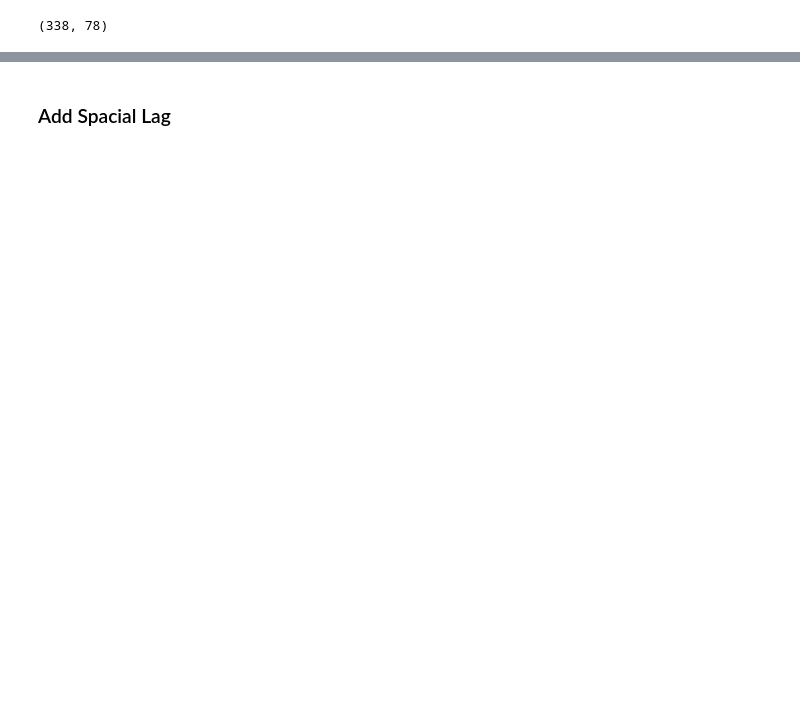
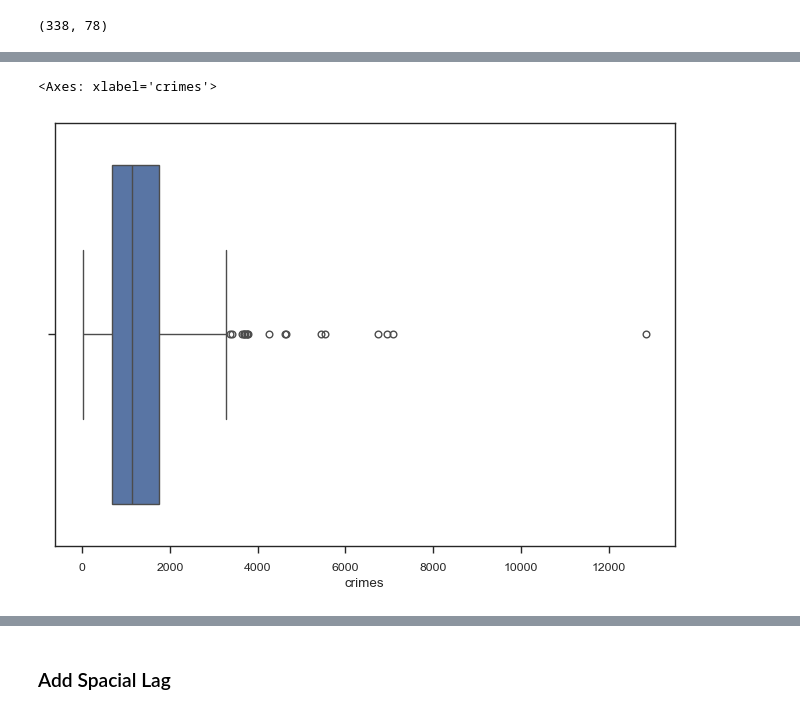
Before and after one commit to ozuromo/crime-analysis, a Jupyter notebook: NOTEBOOKS/analysis_zones.ipynb, the cells around one changed output, grey strips where cells are left out. Drawn from its saved outputs; the diff is of its cells as text; code cells hidden in the pictures; blank space fills up the shorter version.

```diff
--- a/NOTEBOOKS/analysis_zones.ipynb
+++ b/NOTEBOOKS/analysis_zones.ipynb
@@ -54,0 +124,5 @@ features = [feature for feature in data.columns.to_list() if feature not in feat
+# %%
+sns.boxplot(data=df, x='crimes')
+# %% [output]
+<Axes: xlabel='crimes'>
+[figure, added]
```
Also changed, not shown: parts of 42 cells of this notebook, 2 other files.
